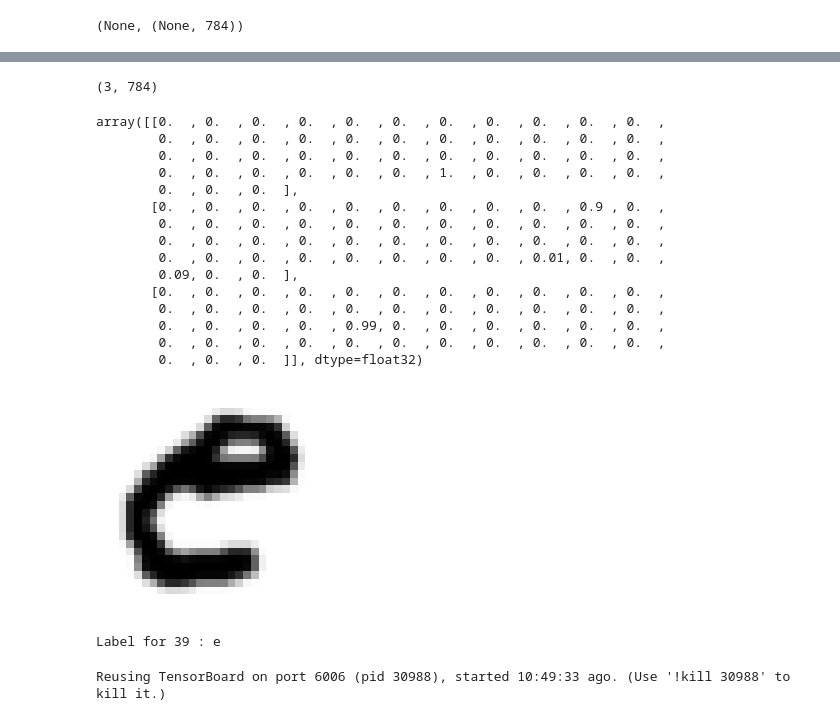
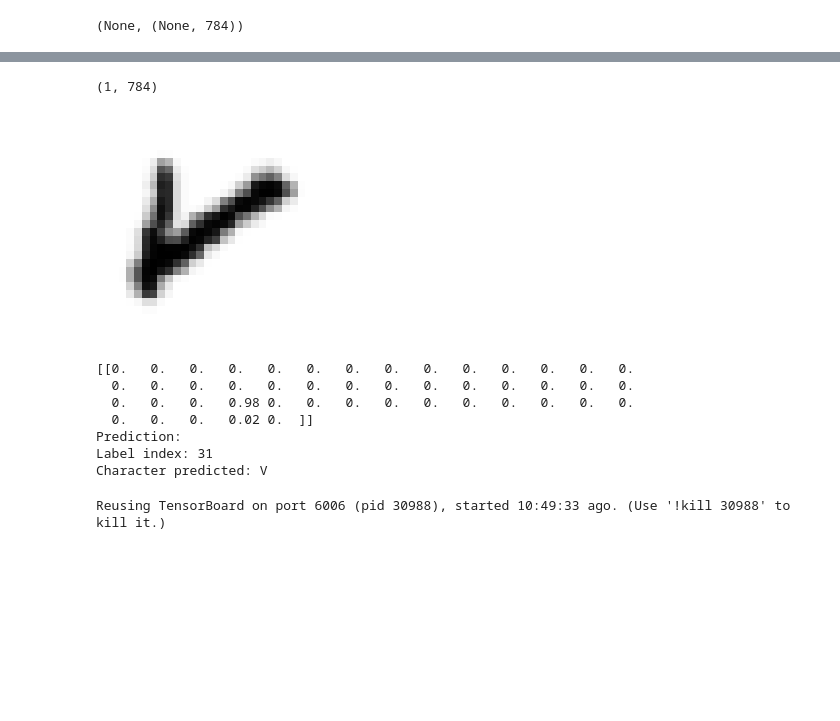
Before and after one commit to kungfu15447/EASV_ML-Exam-Project, a Jupyter notebook: balanced-classes.ipynb, the cells around one changed output, grey strips where cells are left out. Cells and saved outputs as stored; diff of their text form; code cells hidden in the pictures; blank space fills up the shorter version.

Commit message:
can now get random image and show it with prediction percentage

```diff
--- a/balanced-classes.ipynb
+++ b/balanced-classes.ipynb
@@ -97,9 +98,20 @@ plt.show()
 # %%
-x_test = test[:3,1:]
+x_test = random.choice(test[:,1:])
 x_test = x_test / 255.0
+x_test = numpy.expand_dims(x_test, axis=0)
 x_test.shape
 # %% [output]
-(3, 784)
+(1, 784)
+# %%
+label_map = pd.read_csv("Datasets/emnist-balanced-mapping.txt",
+                        delimiter = ' ',
+                        index_col=0,
+                        header=None,
+                        squeeze=True)
+
+label_dictionary = {}
+for index, label in enumerate(label_map):
+    label_dictionary[index] = chr(label)
 # %%
 def show_image(image):
     image = image.reshape(28,28)
@@ -109,33 +121,34 @@ def show_image(image):
     plt.imshow(image, cmap="binary")
     plt.axis("off")
     plt.show()
+
+def get_random_image():
+    x_test = random.choice(test[:,1:])
+    x_test = x_test / 255.0
+    x_test = numpy.expand_dims(x_test, axis=0)
+    return x_test
+
+def predict_image(image):
+    y_proba = model.predict(image)
+    print(y_proba.round(2))
+    return numpy.argmax(y_proba, axis=1)
-# %%
-y_proba = model.predict(x_test)
-y_proba.round(2)
-# %% [output]
-array([[0.  , 0.  , 0.  , 0.  , 0.  , 0.  , 0.  , 0.  , 0.  , 0.  , 0.  ,
-        0.  , 0.  , 0.  , 0.  , 0.  , 0.  , 0.  , 0.  , 0.  , 0.  , 0.  ,
-        0.  , 0.  , 0.  , 0.  , 0.  , 0.  , 0.  , 0.  , 0.  , 0.  , 0.  ,
-        0.  , 0.  , 0.  , 0.  , 0.  , 0.  , 1.  , 0.  , 0.  , 0.  , 0.  ,
-        0.  , 0.  , 0.  ],
-       [0.  , 0.  , 0.  , 0.  , 0.  , 0.  , 0.  , 0.  , 0.  , 0.9 , 0.  ,
-        0.  , 0.  , 0.  , 0.  , 0.  , 0.  , 0.  , 0.  , 0.  , 0.  , 0.  ,
-        0.  , 0.  , 0.  , 0.  , 0.  , 0.  , 0.  , 0.  , 0.  , 0.  , 0.  ,
-        0.  , 0.  , 0.  , 0.  , 0.  , 0.  , 0.  , 0.  , 0.01, 0.  , 0.  ,
-        0.09, 0.  , 0.  ],
-       [0.  , 0.  , 0.  , 0.  , 0.  , 0.  , 0.  , 0.  , 0.  , 0.  , 0.  ,
-        0.  , 0.  , 0.  , 0.  , 0.  , 0.  , 0.  , 0.  , 0.  , 0.  , 0.  ,
-        0.  , 0.  , 0.  , 0.  , 0.99, 0.  , 0.  , 0.  , 0.  , 0.  , 0.  ,
-        0.  , 0.  , 0.  , 0.  , 0.  , 0.  , 0.  , 0.  , 0.  , 0.  , 0.  ,
-        0.  , 0.  , 0.  ]], dtype=float32)
-# %%
-some_x = test[0, 1:]
-show_image(some_x)
-classes = numpy.argmax(y_proba, axis=1)
-print("Label for", classes[0], ":", label_dictionary[classes[0]])
-# %% [output]
-[figure, removed]
-Label for 39 : e
+# %%
+image = get_random_image()
+show_image(image)
+image_class = predict_image(image)
+
+print("Prediction:")
+print("Label index:", image_class[0])
+print("Character predicted:", label_dictionary[image_class[0]])
+# %% [output]
+[figure, added]
+[[0.   0.   0.   0.   0.   0.   0.   0.   0.   0.   0.   0.   0.   0.
+  0.   0.   0.   0.   0.   0.   0.   0.   0.   0.   0.   0.   0.   0.
+  0.   0.   0.   0.98 0.   0.   0.   0.   0.   0.   0.   0.   0.   0.
+  0.   0.   0.   0.02 0.  ]]
+Prediction:
+Label index: 31
+Character predicted: V
 # %%
 %load_ext tensorboard
 %tensorboard --logdir=./my_logs --port=6006
```
Also changed, not shown: parts of 3 cells of this notebook.
